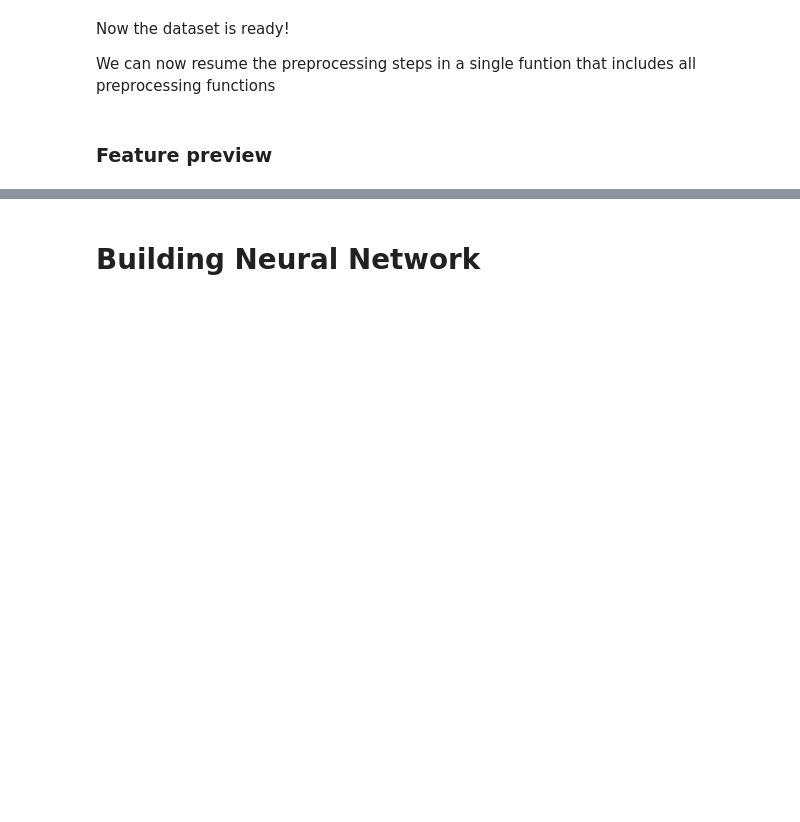
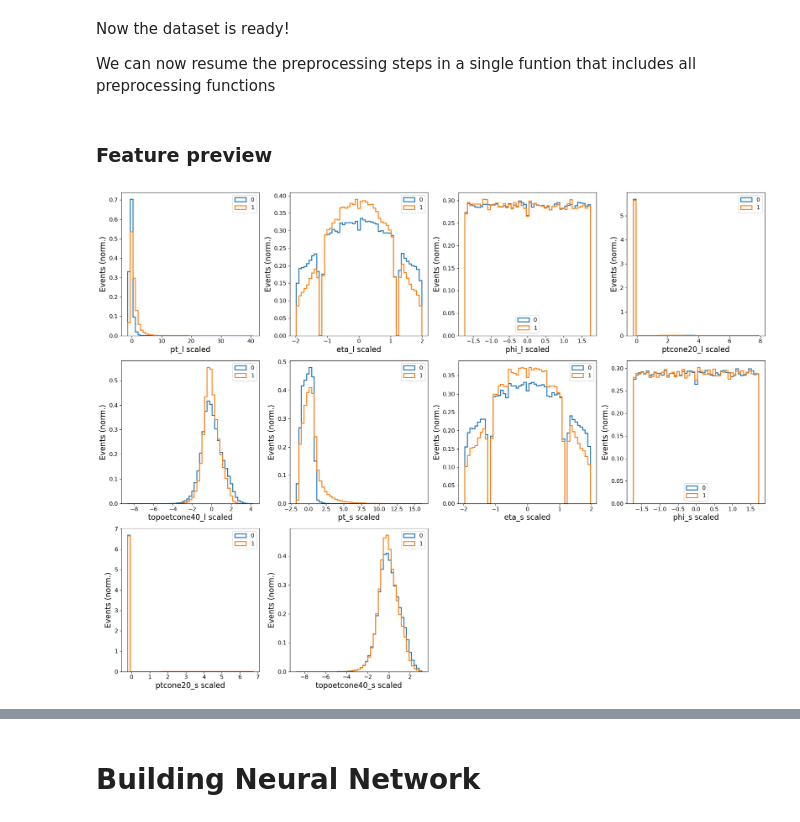
Before and after one commit to alessandrofoglizzo/DAML_project, a Jupyter notebook: Hgammagamma.ipynb, the cells around one changed output, grey strips where cells are left out. Cells and saved outputs as stored; diff of their text form; code cells hidden in the pictures; blank space fills up the shorter version.

```diff
--- a/Hgammagamma.ipynb
+++ b/Hgammagamma.ipynb
@@ -399,32 +439,34 @@ feature_names = list(means.keys())
 n_feat = len(feature_names)
 categories = np.unique(y_train)
 
 n_cols = 4
 n_rows = int(np.ceil(n_feat / n_cols))
 
 fig, axs = plt.subplots(n_rows, n_cols, figsize=(5 * n_cols, 5 * n_rows))
 axs = axs.reshape(-1)
 
 for ix, ax in enumerate(axs):
     if ix >= n_feat:
         ax.axis("off")   # hide the empty subplots
         continue
 
     feat = feature_names[ix]
     col = X_train[:, ix]
 
     bins = np.linspace(np.min(col), np.max(col), 50)
 
     for c in categories:
         mask = (y_train == c)
         ax.hist(col[mask], bins=bins, histtype="step",
                  density=True, label=str(c), lw=2)
 
-    ax.set_xlabel(feat, fontsize=16)
+    ax.set_xlabel(feat+" scaled", fontsize=16)
     ax.set_ylabel("Events (norm.)", fontsize=16)
     ax.tick_params(axis="both", which="major", labelsize=12)
     ax.legend(fontsize=12, loc="best")
 
 plt.tight_layout()
 plt.show()
+# %% [output]
+[figure, added]
 # %%
```
Also changed, not shown: parts of 14 cells of this notebook.
